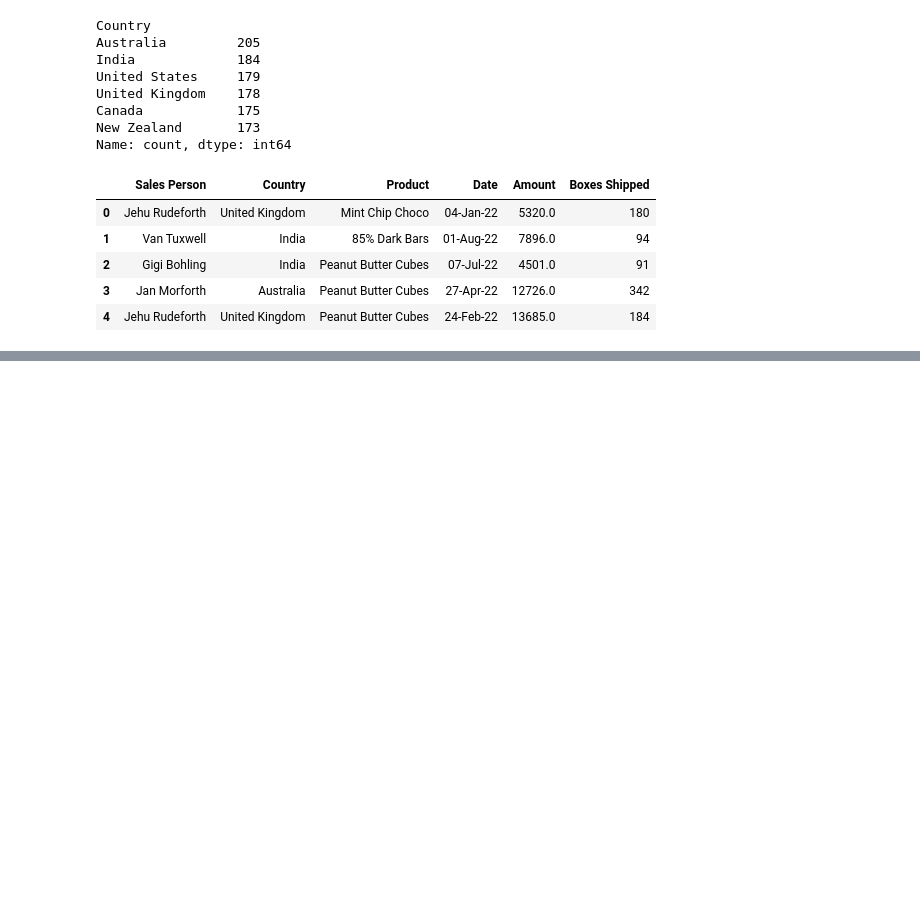
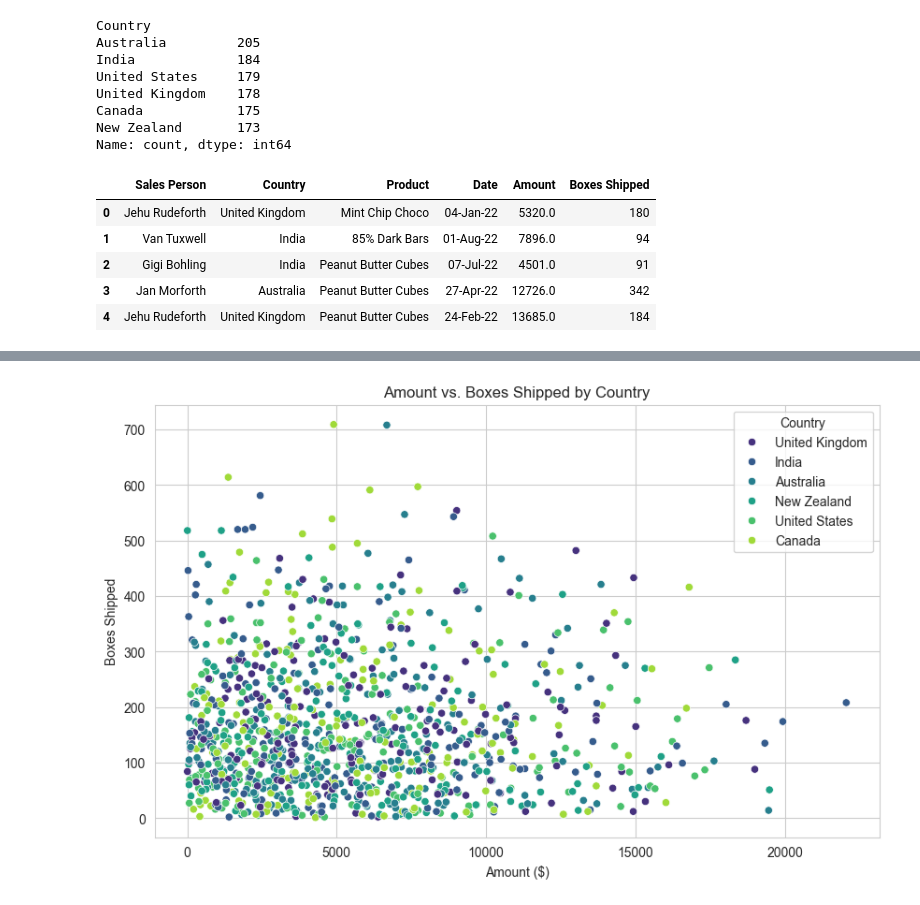
Before and after one commit to FiLuc97/special-goggles, a Jupyter notebook: notebooks/chocolate_sales.ipynb, the cells around one changed output, grey strips where cells are left out. Cells and saved outputs as stored; diff of their text form; code cells hidden in the pictures; blank space fills up the shorter version.

```diff
--- a/notebooks/chocolate_sales.ipynb
+++ b/notebooks/chocolate_sales.ipynb
@@ -127,0 +340,10 @@ Name: Amount, dtype: float64
+# %%
+plt.figure(figsize=(10, 6))
+sns.scatterplot(data=df, x='Amount', y='Boxes Shipped', hue='Country', palette='viridis')
+
+plt.title('Amount vs. Boxes Shipped by Country')
+plt.xlabel('Amount ($)')
+plt.ylabel('Boxes Shipped')
+plt.show()
+# %% [output]
+[figure, added]
```
Also changed, not shown: parts of 20 cells of this notebook, 1 other file.
